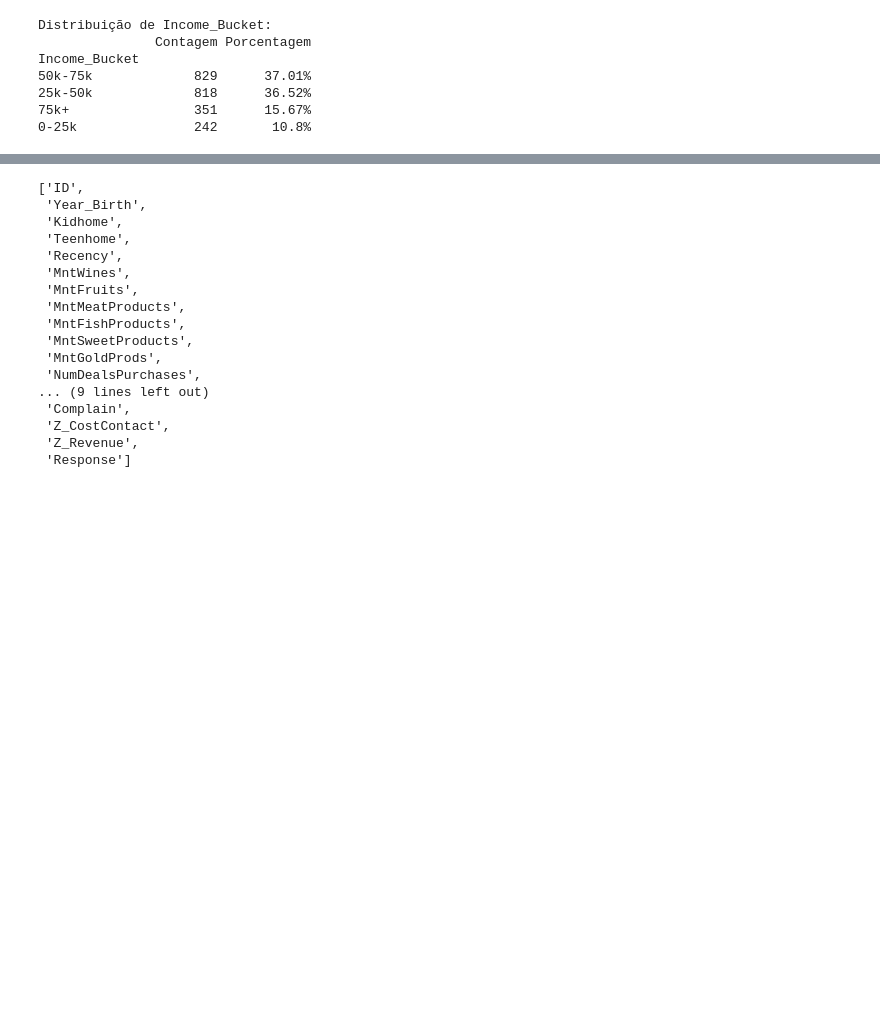
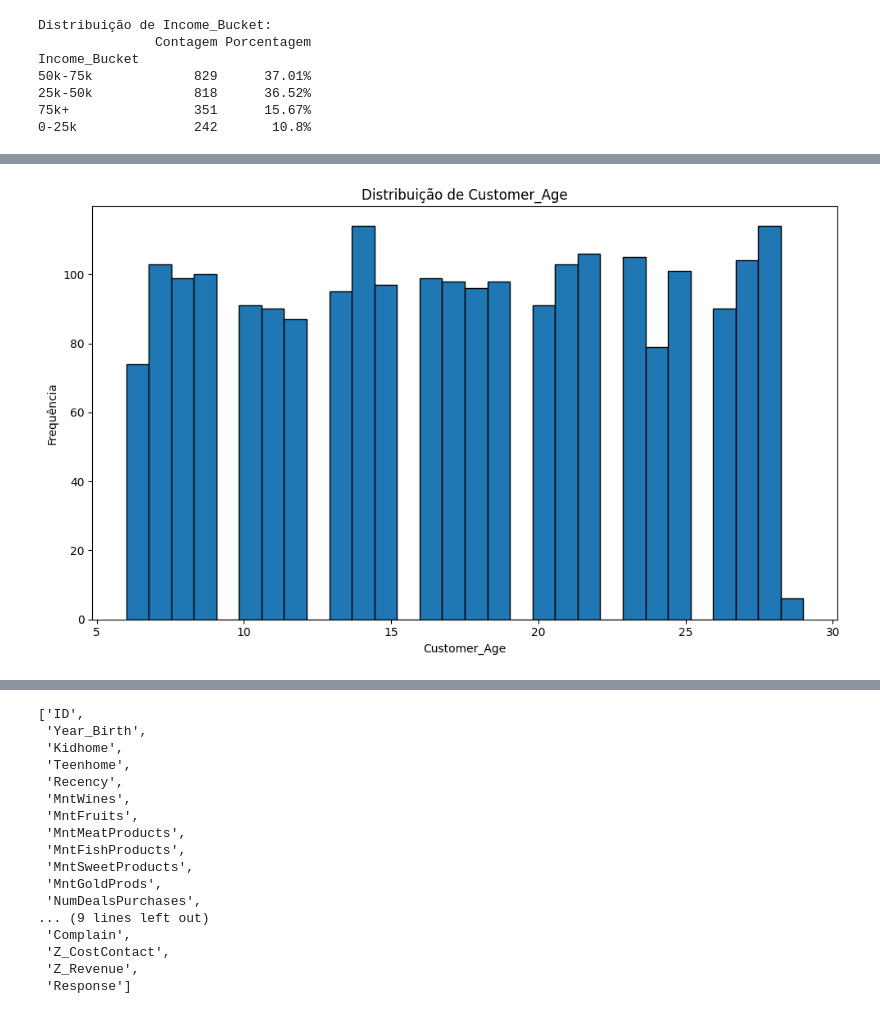
Before and after one commit to raquelcreis/ifood-data-business-analyst-test, a Jupyter notebook: eda.ipynb, the cells around one changed output, grey strips where cells are left out. Saved outputs shown, nothing was run; the diff lists cells and outputs as text; code cells hidden in the pictures; blank space fills up the shorter version.

```diff
--- a/eda.ipynb
+++ b/eda.ipynb
@@ -217,0 +341,4 @@ Income_Bucket
+# %%
+plot_histogram(df_treated,'Customer_Age')
+# %% [output]
+[figure, added]
```
Also changed, not shown: parts of 90 cells of this notebook, 1 other file.
